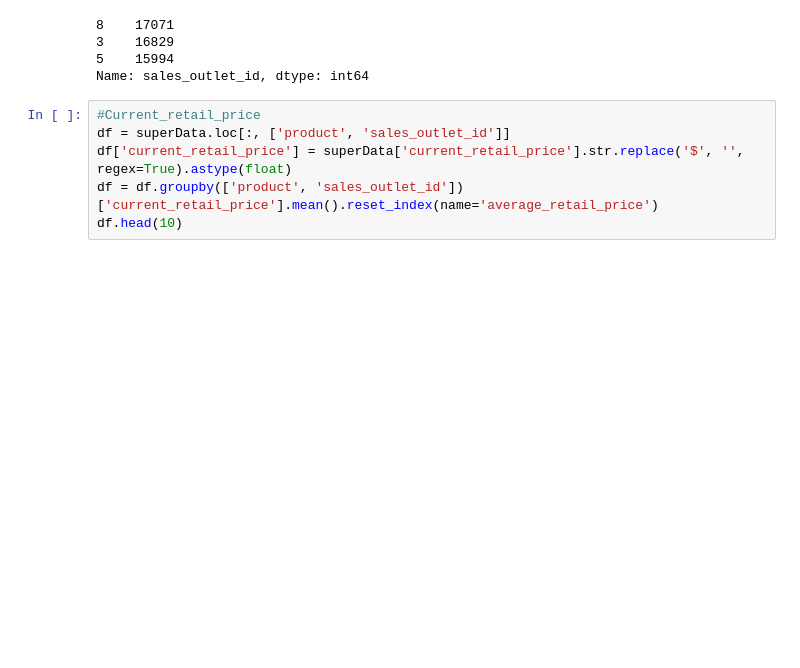
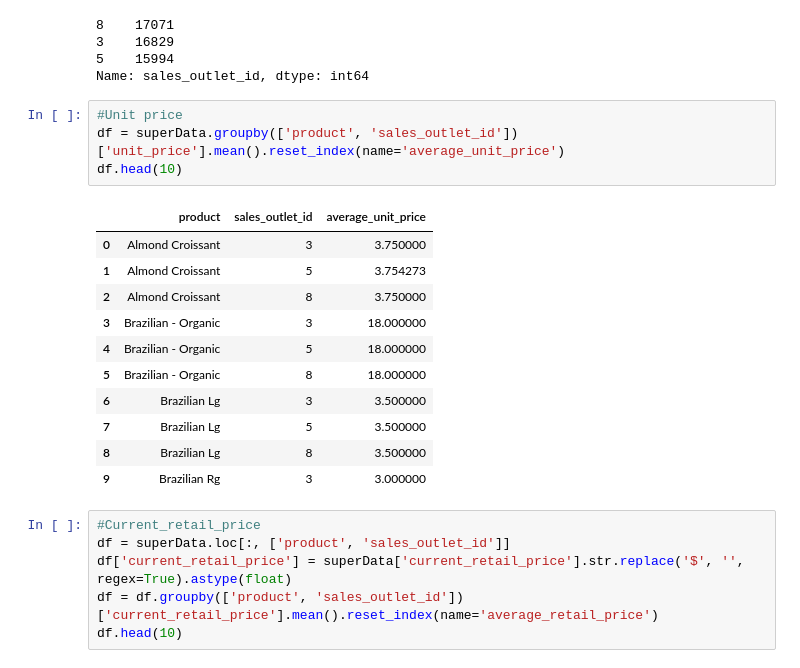
Before and after one commit to hpenapp/EjercicioRedencion, a Jupyter notebook: Features.ipynb, the cells around one changed output. Cells and saved outputs as stored; diff of their text form; blank space fills up the shorter version.

Commit message:
Agregado Unit Prices los promedios que tienen que ver con precios

```diff
--- a/Features.ipynb
+++ b/Features.ipynb
@@ -223,6 +206,22 @@ superData['sales_outlet_id'].value_counts()
 3    16829
 5    15994
 Name: sales_outlet_id, dtype: int64
+# %%
+#Unit price
+df = superData.groupby(['product', 'sales_outlet_id'])['unit_price'].mean().reset_index(name='average_unit_price')
+df.head(10)
+# %% [output]
+|  | product | sales_outlet_id | average_unit_price |
+| 0 | Almond Croissant | 3 | 3.750000 |
+| 1 | Almond Croissant | 5 | 3.754273 |
+| 2 | Almond Croissant | 8 | 3.750000 |
+| 3 | Brazilian - Organic | 3 | 18.000000 |
+| 4 | Brazilian - Organic | 5 | 18.000000 |
+| 5 | Brazilian - Organic | 8 | 18.000000 |
+| 6 | Brazilian Lg | 3 | 3.500000 |
+| 7 | Brazilian Lg | 5 | 3.500000 |
+| 8 | Brazilian Lg | 8 | 3.500000 |
+| 9 | Brazilian Rg | 3 | 3.000000 |
 # %%
 #Current_retail_price
 df = superData.loc[:, ['product', 'sales_outlet_id']]
```
Also changed, not shown: parts of 4 cells of this notebook.
